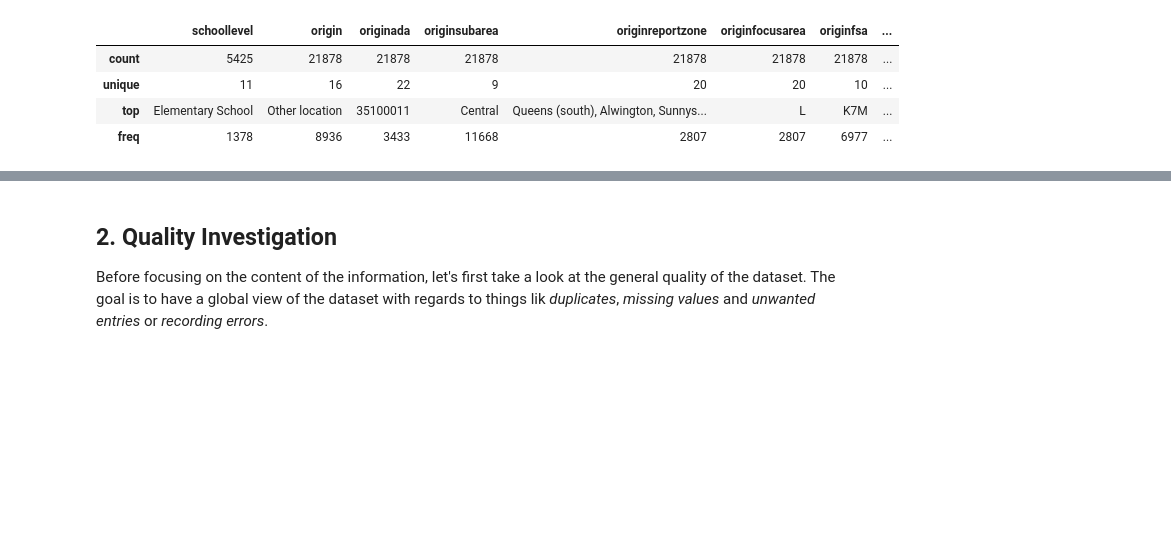
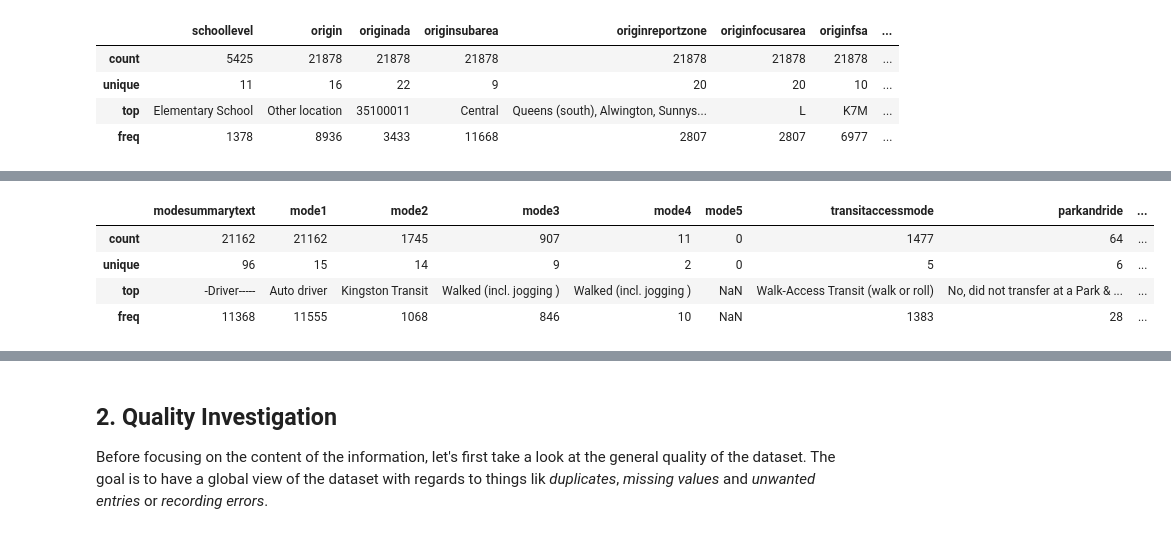
Before and after one commit to napking/kingston_travel_model, a Jupyter notebook: notebooks/Exploratory Data Analysis.ipynb, the cells around one changed output, grey strips where cells are left out. Cells and saved outputs as stored; diff of their text form; code cells hidden in the pictures; blank space fills up the shorter version.

```diff
--- a/notebooks/Exploratory Data Analysis.ipynb
+++ b/notebooks/Exploratory Data Analysis.ipynb
@@ -217,3 +230,11 @@ df.describe(exclude='number').iloc[:,20:30]
+# %%
+df.describe(exclude='number').iloc[:,40:]
+# %% [output]
+|  | modesummarytext | mode1 | mode2 | mode3 | mode4 | mode5 | transitaccessmode | parkandride | ... |
+| count | 21162 | 21162 | 1745 | 907 | 11 | 0 | 1477 | 64 | ... |
+| unique | 96 | 15 | 14 | 9 | 2 | 0 | 5 | 6 | ... |
+| top | -Driver----- | Auto driver | Kingston Transit | Walked (incl. jogging ) | Walked (incl. jogging ) | NaN | Walk-Access Transit (walk or roll) | No, did not transfer at a Park & ... | ... |
+| freq | 11368 | 11555 | 1068 | 846 | 10 | NaN | 1383 | 28 | ... |
 # %%
 # For each numerical feature compute number of unique entries
 unique_values = df.select_dtypes(exclude="number").nunique().sort_values()
```
Also changed, not shown: parts of 10 cells of this notebook.
